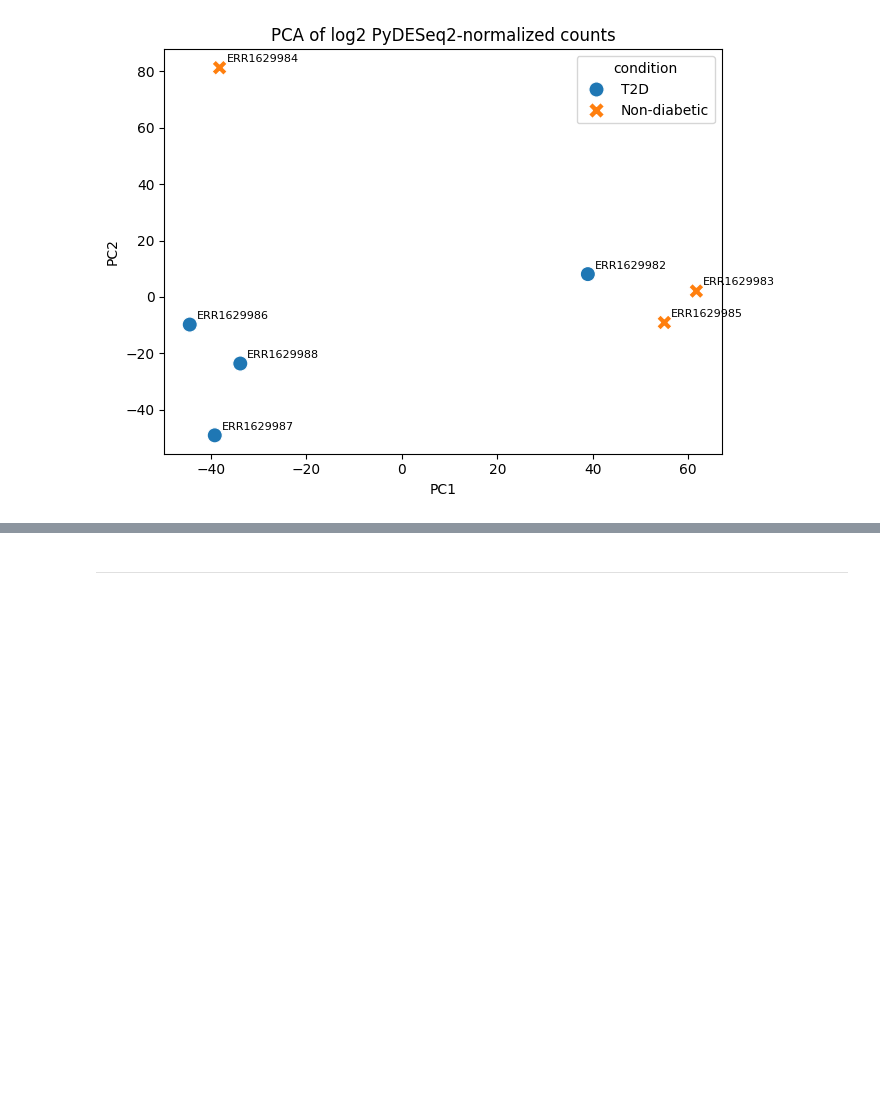
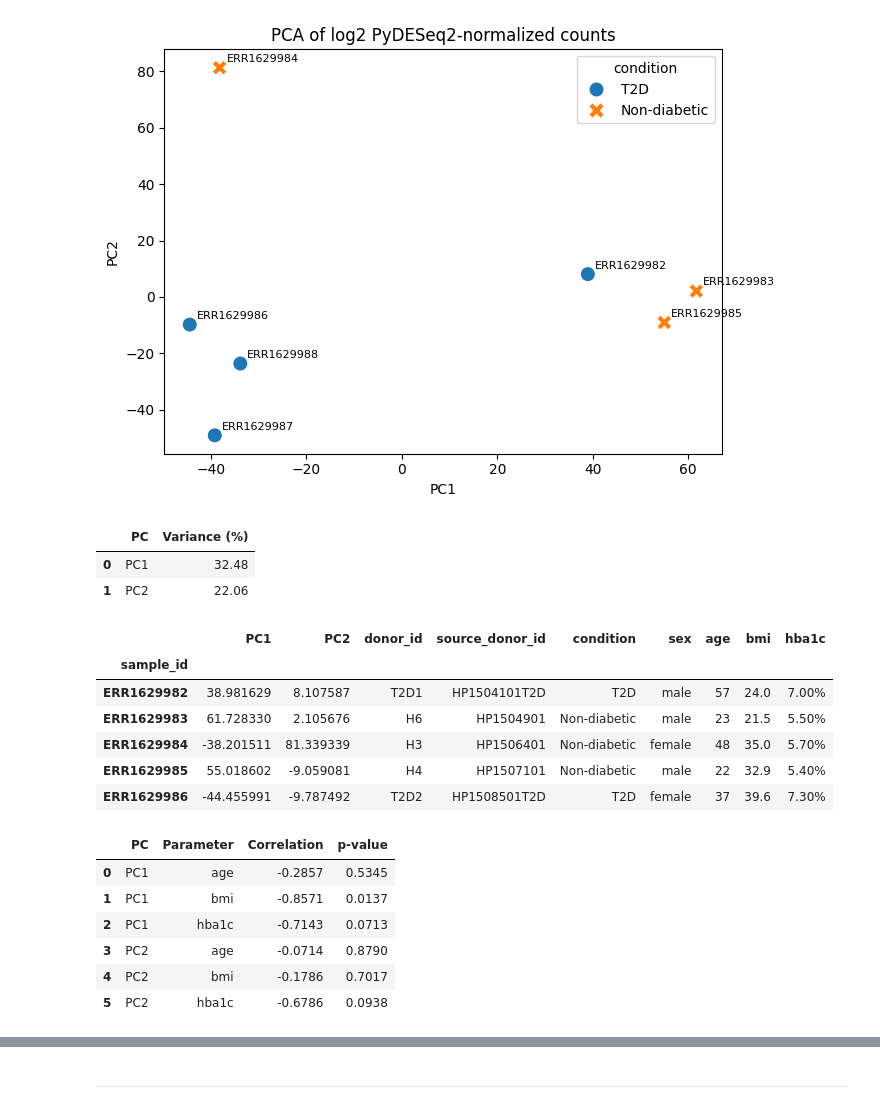
Before and after one commit to KAIMRC-DAIB/pnu_rnaseq_course_2026, a Jupyter notebook: scripts/02_bulk_deseq2/01_bulk_rna_qc_normalization_pca.ipynb, the cells around one changed output, grey strips where cells are left out. Cells and saved outputs as stored; diff of their text form; code cells hidden in the pictures; blank space fills up the shorter version.

```diff
--- a/scripts/02_bulk_deseq2/01_bulk_rna_qc_normalization_pca.ipynb
+++ b/scripts/02_bulk_deseq2/01_bulk_rna_qc_normalization_pca.ipynb
@@ -479,3 +481,74 @@ pca_df.to_csv(
 PC1 explains 32.5% of variance
 PC2 explains 22.1% of variance
 [figure]
+# %%
+# Calculate percentage for the total gene expression variance
+var = pd.DataFrame({
+    "PC": [f"PC{i+1}" for i in range(len(pca_model.explained_variance_ratio_))],
+    "Variance (%)": pca_model.explained_variance_ratio_ * 100
+})
+
+display(var.round(2))
+# %% [output]
+|  | PC | Variance (%) |
+| 0 | PC1 | 32.48 |
+| 1 | PC2 | 22.06 |
+# %%
+# Define the clinical parameter to and the principal components for further analysis
+parameters = ["age", "bmi", "hba1c"]
+components = ["PC1", "PC2"]
+pca_check = PCA(n_components=2)
+pca_scores = pca_check.fit_transform(pca_input)
+
+# Store PCA scores in a DataFrame and retain sample identifiers
+pca_check_df = pd.DataFrame(
+    pca_scores,
+    index=pca_input.index,
+    columns=["PC1", "PC2"]
+)
+
+# Combine PCA coordinates with clinical metadata for downstream analysis
+# and display the first five sample and their corresponding PCA scores and metadata
+pca_check_df = pca_check_df.join(metadata)
+display(pca_check_df.head())
+
+# Store correlation results
+results = []
+
+# Evaluate the association between each principal component and clinical parameter
+# and calculates Spearmanr rank correlation coefficient and its p-value
+for pc in components:
+    for parameter in parameters:
+        rho, p_value = spearmanr(
+            pca_check_df[pc],
+            pca_check_df[parameter],
+            nan_policy="omit"
+        )
+
+        # Store the correlation coefficient and statistical significance
+        results.append({
+            "PC": pc,
+            "Parameter": parameter,
+            "Correlation": rho,
+            "p-value": p_value
+        })
+
+# Convert the correlation results into a DataFrame
+# and display the results
+corr_results = pd.DataFrame(results)
+display(corr_results.round(4))
+# %% [output]
+|  | PC1 | PC2 | donor_id | source_donor_id | condition | sex | age | bmi | hba1c |
+| sample_id |  |  |  |  |  |  |  |  |  |
+| ERR1629982 | 38.981629 | 8.107587 | T2D1 | HP1504101T2D | T2D | male | 57 | 24.0 | 7.00% |
+| ERR1629983 | 61.728330 | 2.105676 | H6 | HP1504901 | Non-diabetic | male | 23 | 21.5 | 5.50% |
+| ERR1629984 | -38.201511 | 81.339339 | H3 | HP1506401 | Non-diabetic | female | 48 | 35.0 | 5.70% |
+| ERR1629985 | 55.018602 | -9.059081 | H4 | HP1507101 | Non-diabetic | male | 22 | 32.9 | 5.40% |
+| ERR1629986 | -44.455991 | -9.787492 | T2D2 | HP1508501T2D | T2D | female | 37 | 39.6 | 7.30% |
+|  | PC | Parameter | Correlation | p-value |
+| 0 | PC1 | age | -0.2857 | 0.5345 |
+| 1 | PC1 | bmi | -0.8571 | 0.0137 |
+| 2 | PC1 | hba1c | -0.7143 | 0.0713 |
+| 3 | PC2 | age | -0.0714 | 0.8790 |
+| 4 | PC2 | bmi | -0.1786 | 0.7017 |
+| 5 | PC2 | hba1c | -0.6786 | 0.0938 |
```
Also changed, not shown: parts of 7 cells of this notebook.
